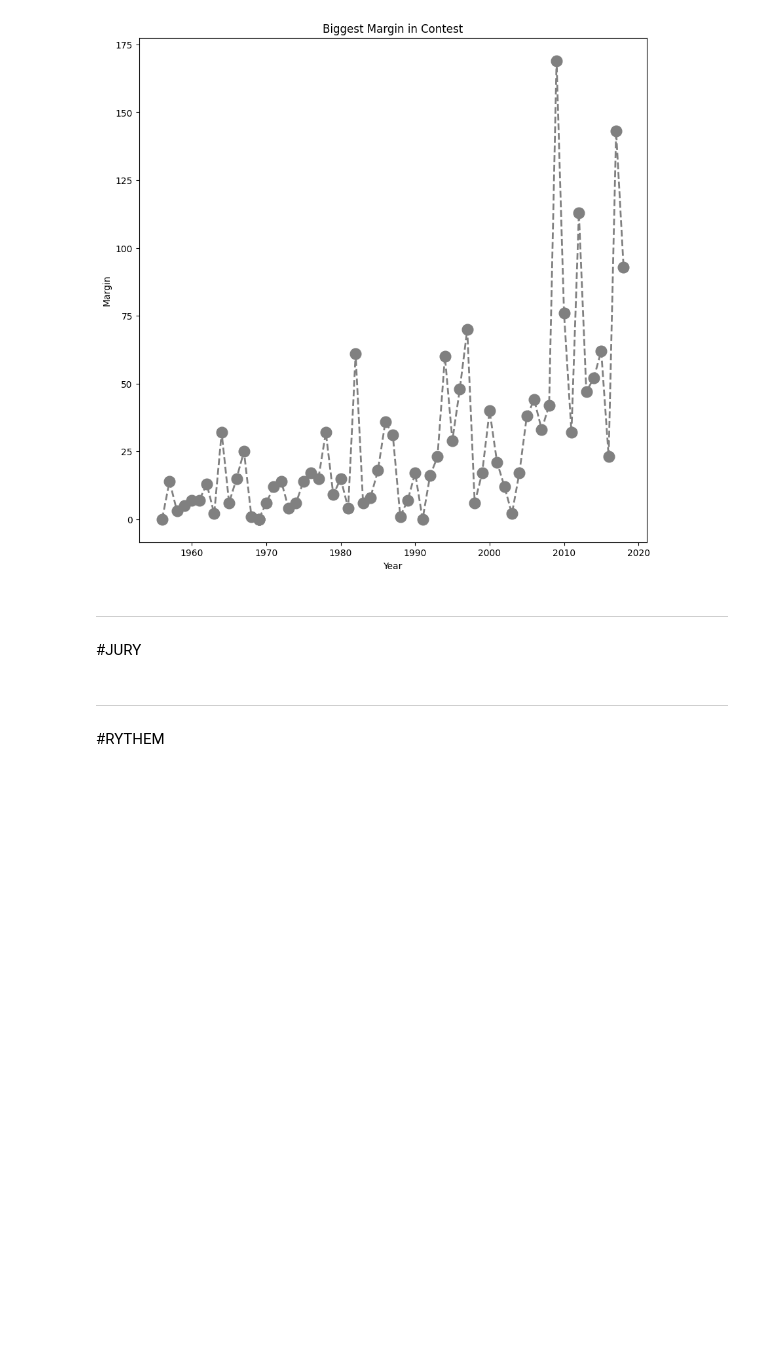
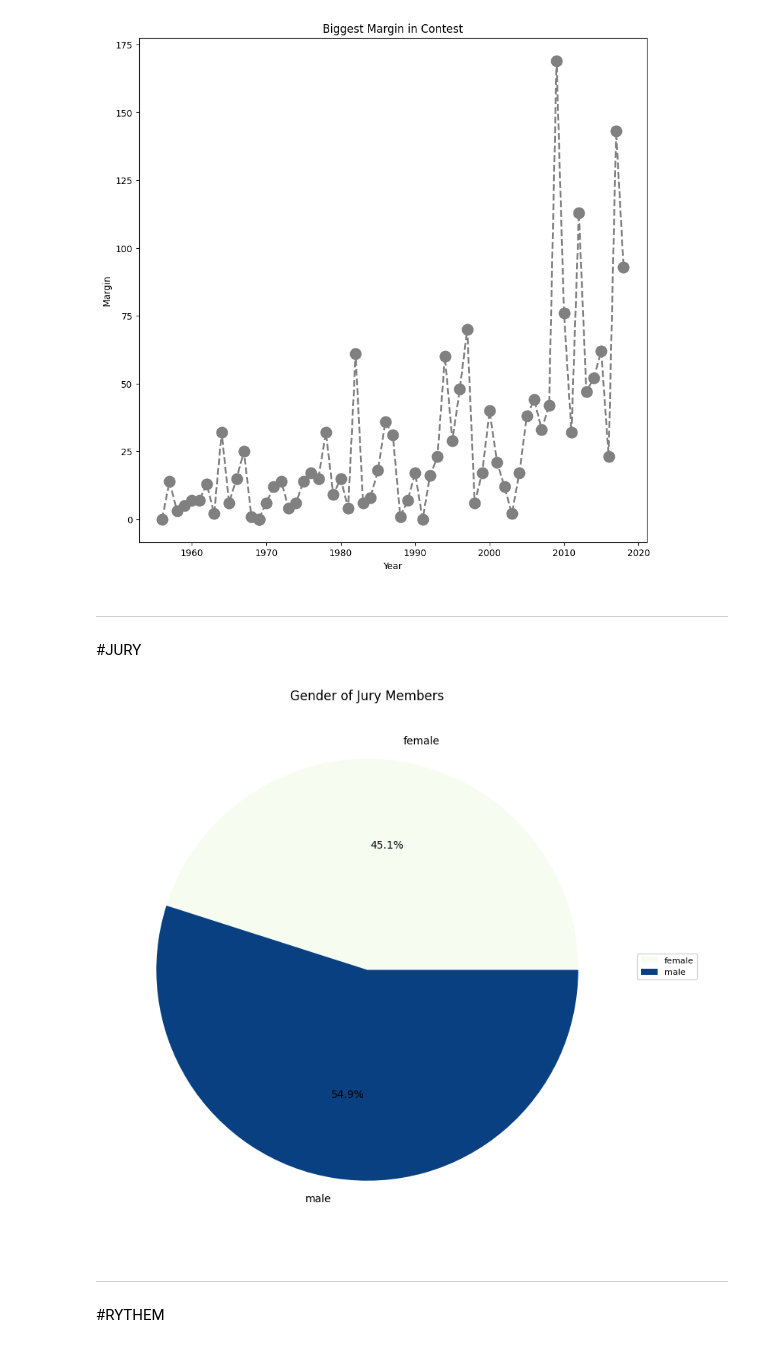
Before and after one commit to sedataskan/eurovision, a Jupyter notebook: eurovision.ipynb, the cells around one changed output. Cells and saved outputs as stored; diff of their text form; code cells hidden in the pictures; blank space fills up the shorter version.

Commit message:
jury dataset fixed

```diff
--- a/eurovision.ipynb
+++ b/eurovision.ipynb
@@ -18,7 +18,7 @@ from matplotlib.colors import Normalize
 lyrics = pd.read_json('./datasets/eurovision-lyrics-2022.json')
 eurovision = pd.read_csv('./datasets/eurovision.csv')
 general = pd.read_csv('./datasets/general_lyrics.csv')
-# jury = pd.read_csv('./datasets/jury.csv')
+jury = pd.read_csv('./datasets/jury.csv')
 points = pd.read_csv('./datasets/point_diff.csv')
 features = pd.read_csv('./datasets/spotify_audio_features.csv')
 vote = pd.read_csv('./datasets/voteToFrom.csv')
@@ -170,6 +170,22 @@ plt.show()
 --------------------------
 # %% [markdown]
 #JURY
+# %%
+gender = jury.groupby(['gender'])
+
+fig1, ax1 = plt.subplots(figsize=(9, 9))
+
+jury.groupby(['gender']).size().sort_values(ascending=True).plot(kind = "pie", cmap='GnBu', autopct='%1.1f%%')
+
+plt.title("Gender of Jury Members")
+plt.legend(
+    bbox_to_anchor = (1, 0.5), loc='center right', fontsize=10,
+    bbox_transform=plt.gcf().transFigure,
+    prop={'size': 8},
+)
+plt.show()
+# %% [output]
+[figure, added]
 # %% [markdown]
 ----------
 # %% [markdown]
```
Also changed, not shown: parts of 1 cell of this notebook, 1 other file.
